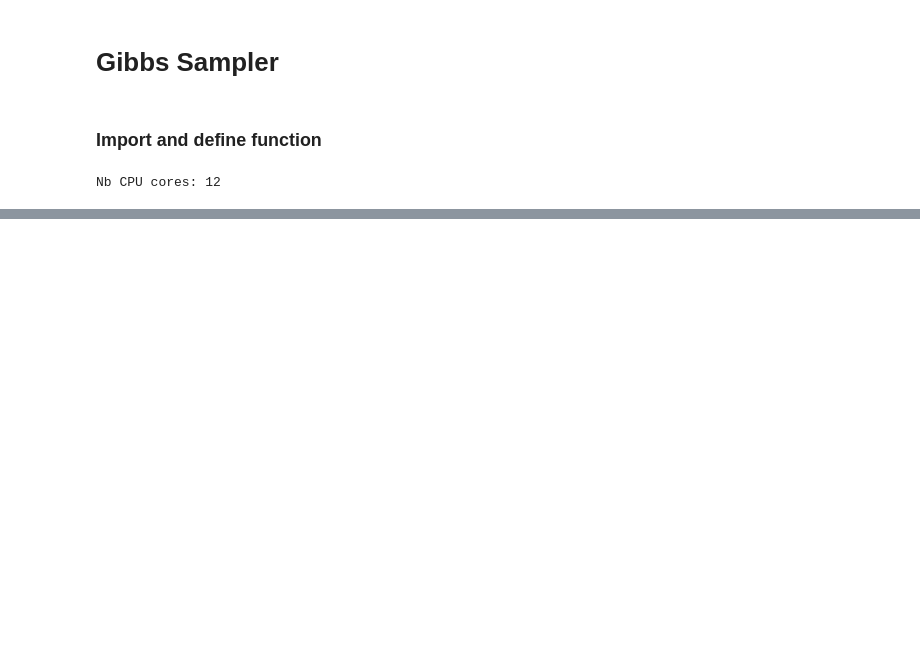
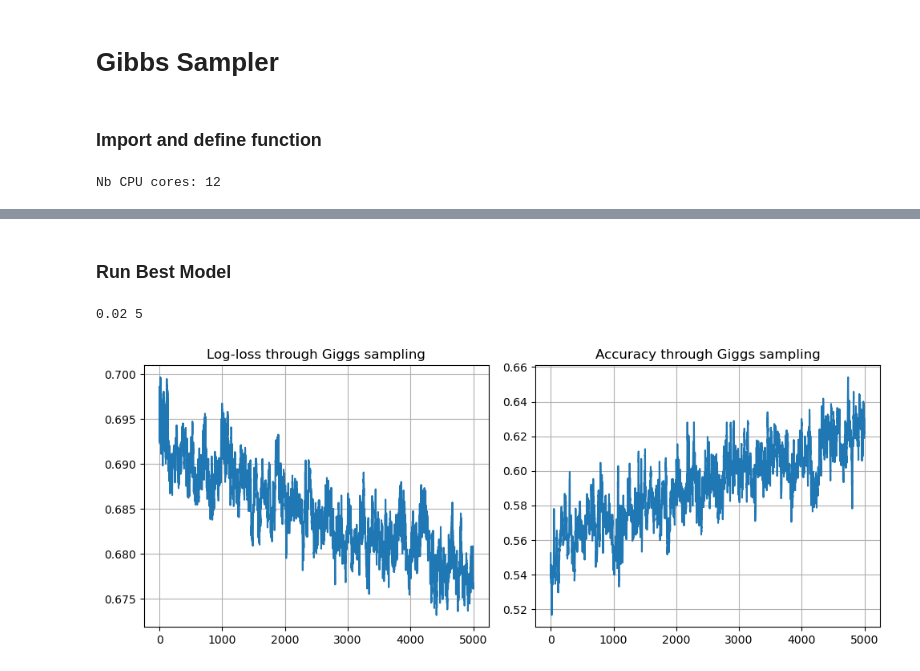
Before and after one commit to Tristan-Amadei/StatsBayesiennes, a Jupyter notebook: assignement3.ipynb, the cells around one changed output, grey strips where cells are left out. Saved outputs shown, nothing was run; the diff lists cells and outputs as text; code cells hidden in the pictures; blank space fills up the shorter version.

```diff
--- a/assignement3.ipynb
+++ b/assignement3.ipynb
@@ -90,0 +233,48 @@ run_gibbs_sampler(X, Y, .25, 10, n_iter=11_000, burn_in=1000, a=a, b=b, A=A, B=B
+# %%
+nb_iterations = 1
+
+for iteration in range(nb_iterations):
+    counter = 0
+    for Ry in Ry_vals:
+        for s in s_vals:
+            dict_results = load_dictionary()
+            if len(dict_results[f'{Ry},{s}']) <= min_length_key(dict_results):
+                params, beta, best_loss, best_beta = cv_gibbs_sampler(X, Y, Ry, s, counter=counter, cv=3, n_iter=6000,
+                                                                    burn_in=1000, a=a, b=b, A=A, B=B, T=T, display_=True)
+                dict_results[f'{Ry},{s}'].append([params, beta, best_loss, best_beta])
+                save_dictionary(dict_results)
+            counter += 1
+# %% [markdown]
+### Run Best Model
+# %%
+best_avg_acc = 0
+best_key = None
+for key in dict_results.keys():
+    avg_acc = np.mean(dict_results[key][0][0]['accuracy'])
+    if avg_acc >= best_avg_acc:
+        best_avg_acc = avg_acc
+        best_key = key
+# %%
+Ry, s = best_key.split(',')
+Ry = float(Ry)
+s = int(s)
+print(Ry, s)
+# %% [output]
+0.02 5
+# %%
+params, beta, best_loss, best_beta = run_gibbs_sampler(X, Y, Ry, s, n_iter=6000, burn_in=1000, a=a, b=b, A=A, B=B, T=T, display_=True)
+# %%
+fig, axs = plt.subplots(1, 2, figsize=(10, 4))
+
+axs[0].plot(params['loss'])
+axs[0].grid('on')
+axs[0].set_title('Log-loss through Giggs sampling')
+
+axs[1].plot(params['accuracy'])
+axs[1].grid('on')
+axs[1].set_title('Accuracy through Giggs sampling')
+
+plt.tight_layout()
+plt.show()
+# %% [output]
+[figure, added]
```
Also changed, not shown: parts of 36 cells of this notebook, 4 other files.
